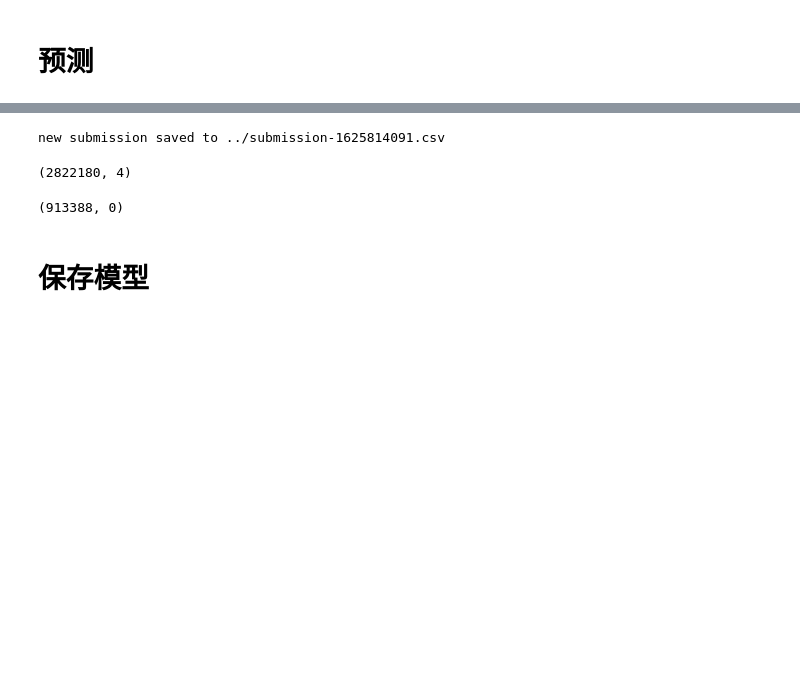
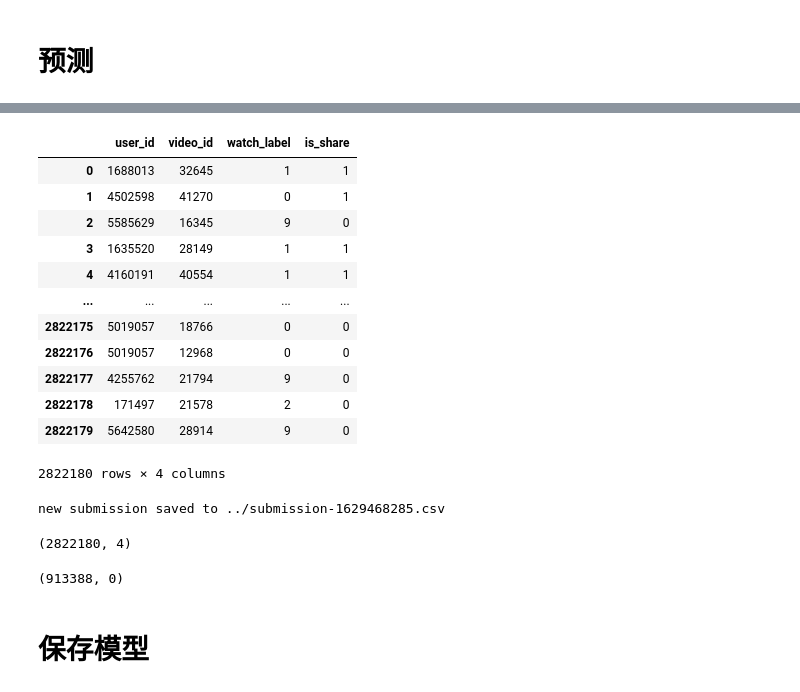
Before and after one commit to GZYZG/2021-digix-recommendation, a Jupyter notebook: Models/models.ipynb, the cells around one changed output, grey strips where cells are left out. Saved outputs shown, nothing was run; the diff lists cells and outputs as text; code cells hidden in the pictures; blank space fills up the shorter version.

```diff
--- a/Models/models.ipynb
+++ b/Models/models.ipynb
@@ -441,10 +347,0 @@ Int64Index([], dtype='int64')
-# %%
-%%time
-t0 = time()
-n = 0
-for vid in not_exists:
-    tn = (test_df['video_id'] == vid).sum()
-#     df_test = action_df[action_df['video_id'] != vid]
-    n += tn
-
-print(f"在视频特征中不存在的video_id在测试数据集中出现的次数 = {n}\t\t(cost {time() - t0:.3f}s)")
@@ -488,7 +397,7 @@ print(dist)
  [9.         0.05283826]]
 # %%
 under_ss = np.array(items)
-under_ss_thresh = under_ss[3, 1]  # 设置每个类别样本数目的上限
+under_ss_thresh = under_ss[9, 1]  # 设置每个类别样本数目的上限
 under_ss[:, 1] = np.clip(under_ss[:, 1], a_min=None, a_max=under_ss_thresh)
 
 over_ss = under_ss.copy()
@@ -534,0 +432,12 @@ del_idxs.shape, left_idxs.shape
+# %%
+del_idxs = pd.Index([], dtype=int)
+for l, n in items:
+    if n > under_ss_thresh:
+        t_idxs = watch_label == l
+        t_idxs = t_idxs.replace(False, np.nan).dropna().index  # 保留watch_label=l的行索引
+        t_left_idxs = np.random.choice(t_idxs, under_ss_thresh, replace=False)  # 选择一部分保留，注意replace参数，为True时会重复采样
+        t_del_idxs = t_idxs.difference(t_left_idxs)
+        print(Counter(watch_label[t_del_idxs]))
+
+        del_idxs = del_idxs.union(t_del_idxs)
+del_idxs
@@ -967,7 +887,7 @@ print(dist)
  [1.         0.00194736]]
 # %%
 under_ss = np.array(items)
-under_ss_thresh = under_ss[1, 1] + 800
+under_ss_thresh = under_ss[1, 1]# + 800
 under_ss[:, 1] = np.clip(under_ss[:, 1], a_min=None, a_max=under_ss_thresh)
 
 over_ss = under_ss.copy()
@@ -1313,9 +1258,26 @@ test_df.shape
+# %%
+submission = pd.DataFrame(test_df[['user_id', 'video_id', 'watch_label', 'is_share']])
+submission
+# %% [output]
+|  | user_id | video_id | watch_label | is_share |
+| 0 | 1688013 | 32645 | 1 | 1 |
+| 1 | 4502598 | 41270 | 0 | 1 |
+| 2 | 5585629 | 16345 | 9 | 0 |
+| 3 | 1635520 | 28149 | 1 | 1 |
+| 4 | 4160191 | 40554 | 1 | 1 |
+| ... | ... | ... | ... | ... |
+| 2822175 | 5019057 | 18766 | 0 | 0 |
+| 2822176 | 5019057 | 12968 | 0 | 0 |
+| 2822177 | 4255762 | 21794 | 9 | 0 |
+| 2822178 | 171497 | 21578 | 2 | 0 |
+| 2822179 | 5642580 | 28914 | 9 | 0 |
+2822180 rows × 4 columns
 # %%
 fn = f'../submission-{int(time())}.csv'
-test_df.to_csv(fn, index=False, sep=",")
+submission.to_csv(fn, index=False, sep=",")
 print(f"new submission saved to {fn}")
 # %% [output]
-new submission saved to ../submission-1625814091.csv
+new submission saved to ../submission-1629468285.csv
 # %%
 tdf = pd.read_csv('../submission-1625404864.csv')
 tdf.shape
```
Also changed, not shown: parts of 62 cells of this notebook, 2 other files.
